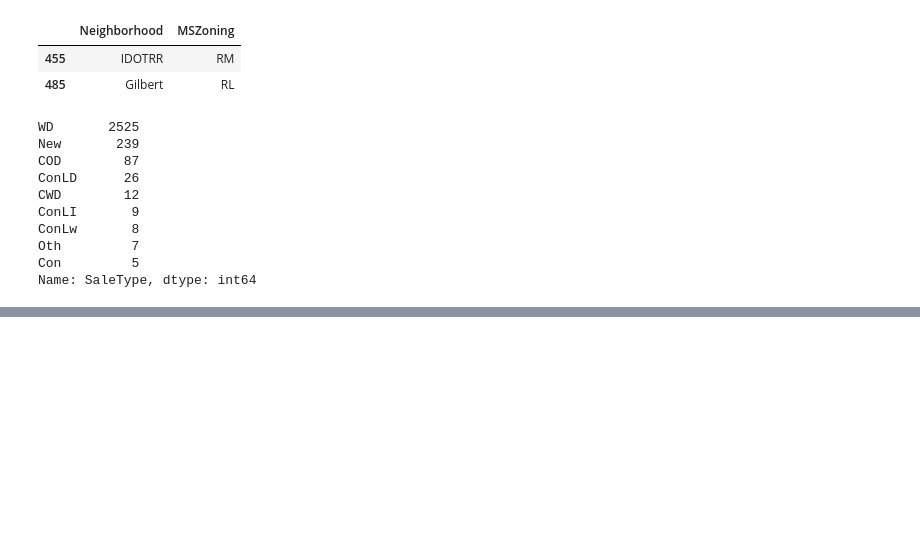
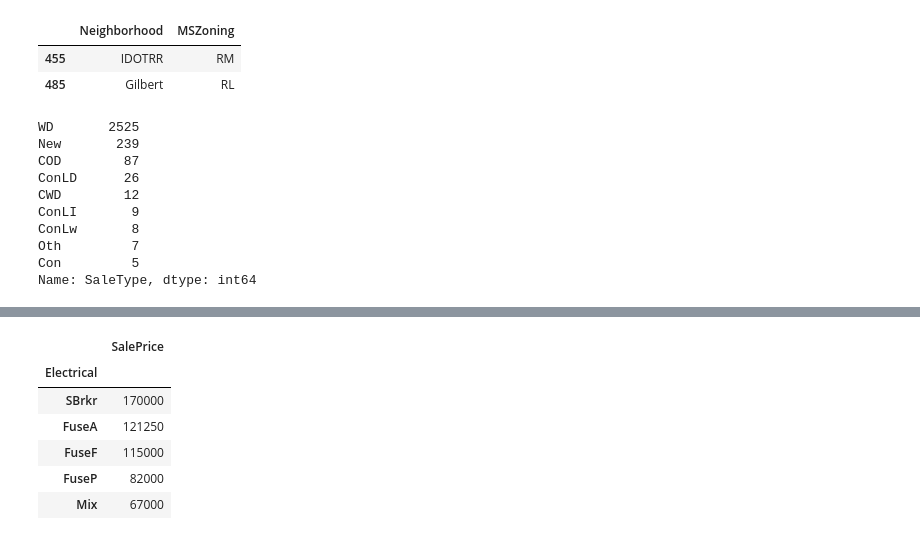
Before and after one commit to manshubh/kaggle-HousePricing, a Jupyter notebook: MyHousePricing.ipynb, the cells around one changed output, grey strips where cells are left out. Cells and saved outputs as stored; diff of their text form; code cells hidden in the pictures; blank space fills up the shorter version.

```diff
--- a/MyHousePricing.ipynb
+++ b/MyHousePricing.ipynb
@@ -169,8 +165,3 @@ pivot.sort_values(by='SalePrice',ascending=False)
 | BrkFace | 181000 |
 | None | 143000 |
 | BrkCmn | 139000 |
-# %%
-#Check MSZoning against SalePrice
-train['MSZoning'].fillna("Unknown",inplace=True)
-pivot=train.pivot_table(index='MSZoning',values='SalePrice',aggfunc=np.median)
-pivot.sort_values(by='SalePrice',ascending=False)
@@ -267,0 +263,11 @@ Name: SaleType, dtype: int64
+# %%
+pivot=train.pivot_table(index='Electrical',values='SalePrice',aggfunc=np.median)
+pivot.sort_values(by='SalePrice',ascending=False)
+# %% [output]
+|  | SalePrice |
+| Electrical |  |
+| SBrkr | 170000 |
+| FuseA | 121250 |
+| FuseF | 115000 |
+| FuseP | 82000 |
+| Mix | 67000 |
```
Also changed, not shown: parts of 52 cells of this notebook.
